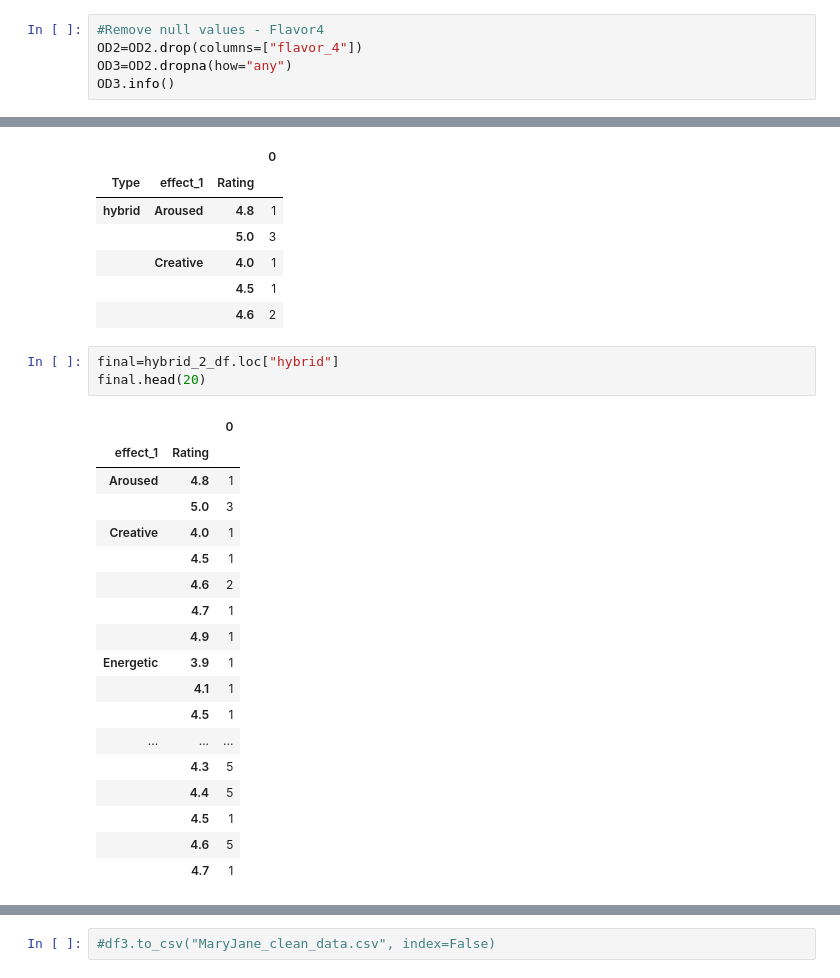
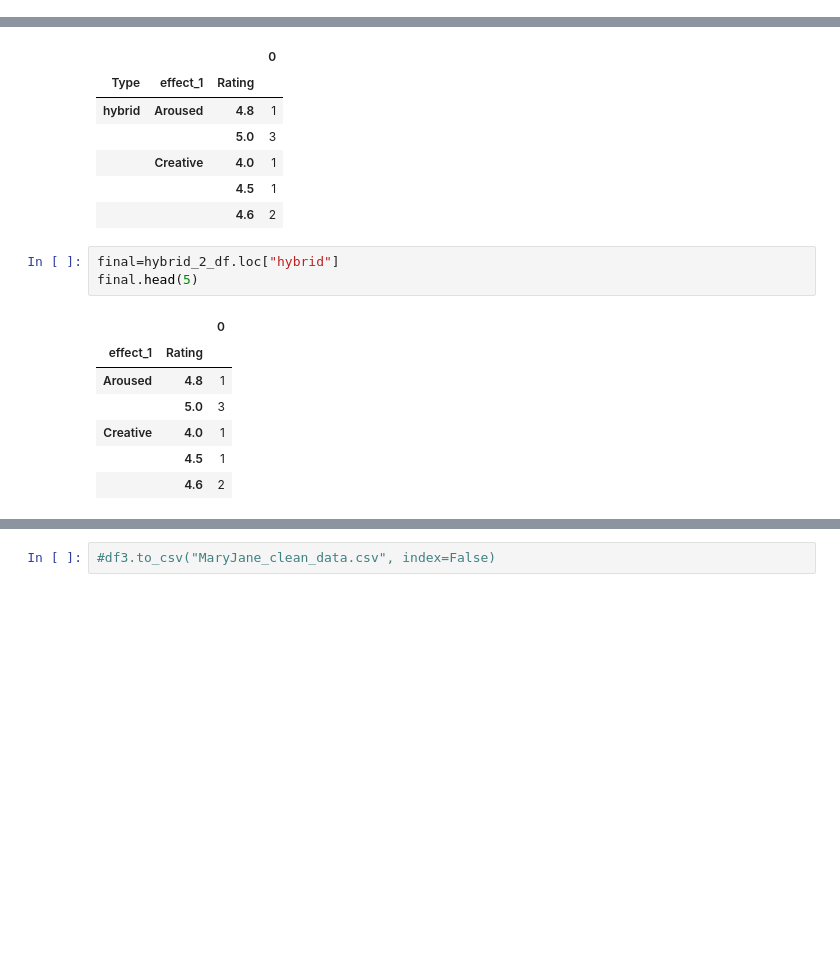
Before and after one commit to Berli85/SMU-Project-1-MaryJane, a Jupyter notebook: Robbins_Work/Project 1 Team 2 data_Robbins.ipynb, the cells around one changed output, grey strips where cells are left out. Drawn from its saved outputs; the diff is of its cells as text; blank space fills up the shorter version.

```diff
--- a/Robbins_Work/Project 1 Team 2 data_Robbins.ipynb
+++ b/Robbins_Work/Project 1 Team 2 data_Robbins.ipynb
@@ -163,8 +123,3 @@ Tingly        32
 Giggly        12
 Dry            1
 Name: count, dtype: int64
-# %%
-#Remove null values - Flavor4
-OD2=OD2.drop(columns=["flavor_4"])
-OD3=OD2.dropna(how="any")
-OD3.info()
@@ -268,25 +291,14 @@ hybrid_2_df.head()
 |  |  | 4.6 | 2 |
 # %%
 final=hybrid_2_df.loc["hybrid"]
-final.head(20)
+final.head(5)
 # %% [output]
 |  |  | 0 |
 | effect_1 | Rating |  |
 | Aroused | 4.8 | 1 |
 |  | 5.0 | 3 |
 | Creative | 4.0 | 1 |
 |  | 4.5 | 1 |
 |  | 4.6 | 2 |
-|  | 4.7 | 1 |
-|  | 4.9 | 1 |
-| Energetic | 3.9 | 1 |
-|  | 4.1 | 1 |
-|  | 4.5 | 1 |
-| ... | ... | ... |
-|  | 4.3 | 5 |
-|  | 4.4 | 5 |
-|  | 4.5 | 1 |
-|  | 4.6 | 5 |
-|  | 4.7 | 1 |
 # %%
 final=hybrid_2_df.loc["indica"]
```
Also changed, not shown: parts of 32 cells of this notebook.
